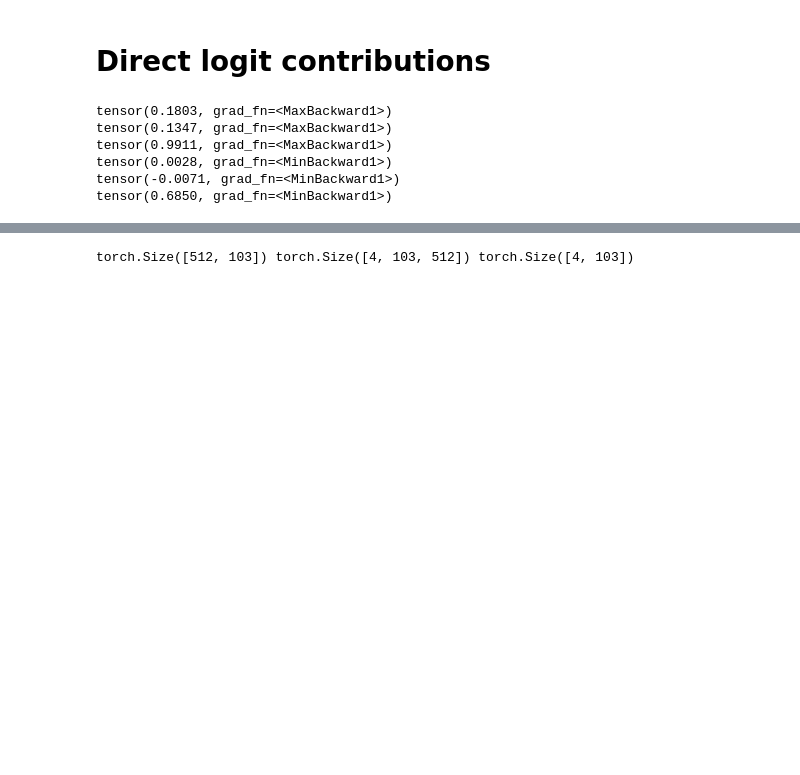
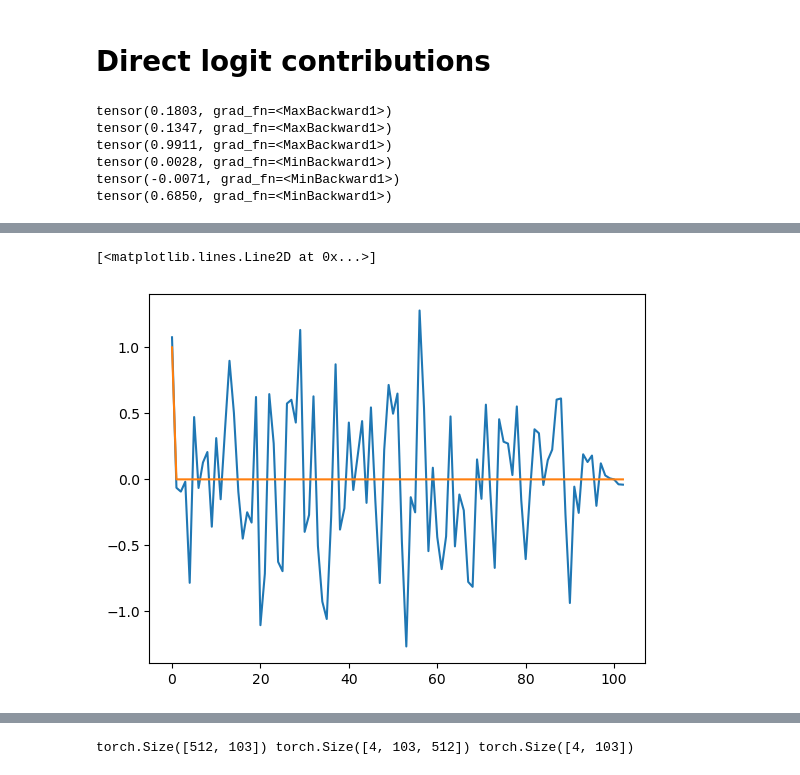
Before and after one commit to evanhanders/2digit_subtraction_transformer, a Jupyter notebook: Interpretability_1layer_2digit_subtraction_pm_token.ipynb, the cells around one changed output, grey strips where cells are left out. Cells and saved outputs as stored; diff of their text form; code cells hidden in the pictures; blank space fills up the shorter version.

```diff
--- a/Interpretability_1layer_2digit_subtraction_pm_token.ipynb
+++ b/Interpretability_1layer_2digit_subtraction_pm_token.ipynb
@@ -342,0 +358,19 @@ fig.savefig(figdir/'unembedding_angles.png', dpi=300, bbox_inches='tight')
+# %%
+W_E_inv = t.Tensor(np.linalg.pinv(W_E.detach().numpy()))
+
+def approx_posembed_hook(
+    embedding: Float[Tensor, "batch seq d_model"],
+    hook: HookPoint,
+) -> Float[Tensor, "batch seq d_model"]:
+    embedding[:,:,:] = (einops.einsum(W_pos, W_E_inv, W_E, 'seq imodel, imodel vocab, vocab model -> seq model'))[None,:]
+
+
+ablated_logits = tfm.run_with_hooks(data.tok, fwd_hooks=[
+                (utils.get_act_name("pos_embed"), approx_posembed_hook)
+            ])
+ablated_loss = get_loss(ablated_logits, data.tok, meandim=0) #loss by digit
+ablated_acc  = get_accuracy(ablated_logits, data.tok, meandim=0)
+
+print('Approximating positional embed]')
+print(f"Original loss: {original_loss.detach().numpy()}, Original acc: {100*original_acc.detach().numpy()}%")
+print(f"Ablated loss: {ablated_loss.detach().numpy()}, Ablated acc: {100*ablated_acc.detach().numpy()}%")
@@ -342,0 +381,13 @@ fig.savefig(figdir/'unembedding_angles.png', dpi=300, bbox_inches='tight')
+# %%
+true_tok = t.zeros((data.tok.shape[0], data.tok.shape[1], W_E.shape[0]))
+for i,tok in enumerate(data.tok):
+    for j, tind in enumerate(tok):
+        true_tok[i,j,tind] = 1
+position_toks = einops.einsum(tfm.W_pos, W_E_inv, 'seq imodel, imodel vocab -> seq vocab')
+mod_tok = true_tok + position_toks
+# %%
+plt.plot(mod_tok[0,0,:].detach().numpy())
+plt.plot(true_tok[0,0,:].detach().numpy())
+# %% [output]
+[<matplotlib.lines.Line2D at 0x...>]
+[figure, added]
```
Also changed, not shown: parts of 73 cells of this notebook.
